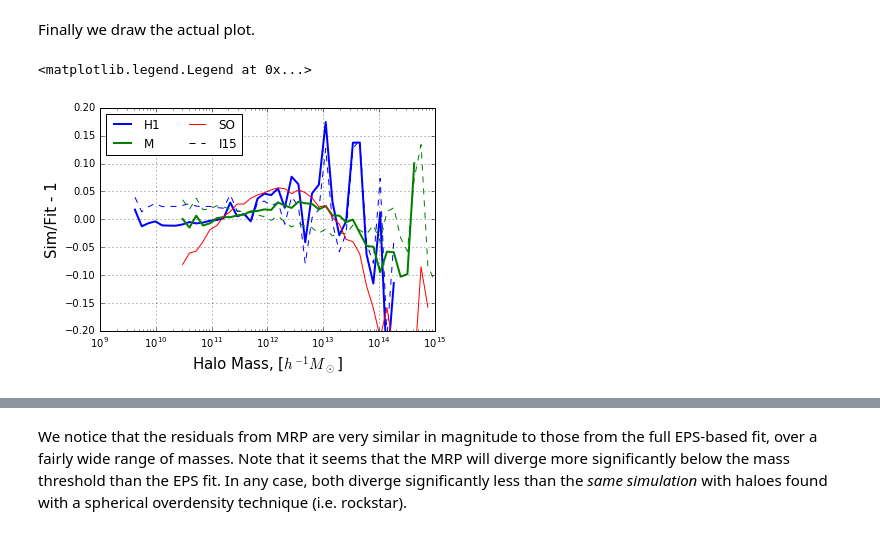
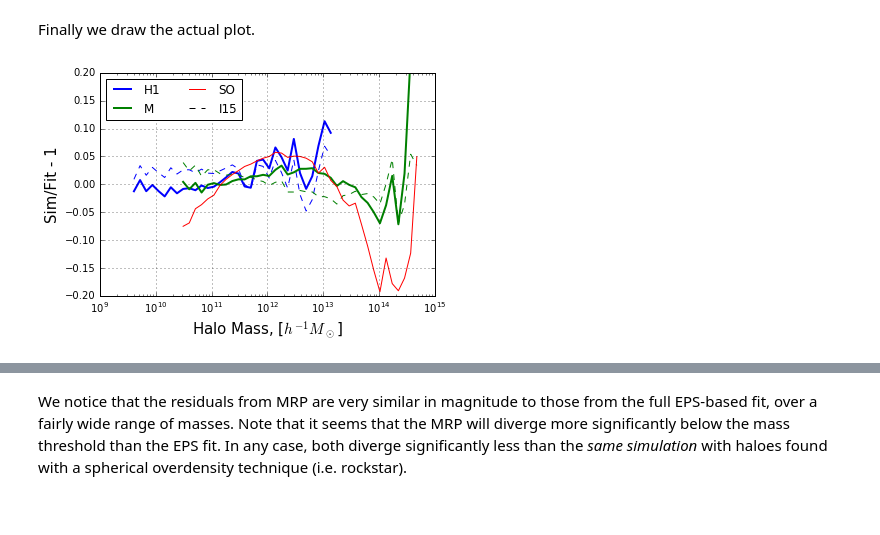
Before and after one commit to steven-murray/mrpy, a Jupyter notebook: docs/examples/fit_simulation_suite.ipynb, the cells around one changed output, grey strips where cells are left out. Cells and saved outputs as stored; diff of their text form; code cells hidden in the pictures.

```diff
--- a/docs/examples/fit_simulation_suite.ipynb
+++ b/docs/examples/fit_simulation_suite.ipynb
@@ -129,6 +135,6 @@ The biggest decision we face when fitting with MCMC is to choose the scaling. Ty
 # %%
 # Create the fitting class instance. This will have uniform priors.
 fitobj = PerObjFit(m,nm,V=[140.0**3,560.0**3],#weight_scale=1,
-                   alpha_bounds = (-1.99,-1.5), hs_bounds=(12,16),beta_bounds=(0.2,1.5),lnA_bounds=(-60,60))
+                   alpha_bounds = (-1.99,-1.5), hs_bounds=(12,16),beta_bounds=(0.2,1.5),lnA_bounds=(-50,-10))
 # %%
-downhill_res = fitobj.run_downhill()
+downhill_res = fitobj.run_downhill(lnA0=-40.0)
@@ -170,5 +162,5 @@ np.savez("n2gc_analysis/n2gc_mcmc_chain.2",chain=fitobj.mcmc_res.chain)
 # %%
-chain = np.load("n2gc_analysis/n2gc_mcmc_chain.2.npz")['chain']
+chain = np.load("n2gc_analysis/n2gc_mcmc_chain.npz")['chain']
 # %% [markdown]
 ## Analysis
 # %% [markdown]
@@ -304,9 +339,9 @@ bin_centres = (bins[1:] + bins[:-1])/2
 dndm = []
 hist = []
 for mi,nmi,L in zip(m,nm,[140.0,560.0]):
-    _,dn,h = bin_masses(mi,nmi,L**3,bins)
+    _,dn,h_ = bin_masses(mi,nmi,L**3,bins)
     dndm.append(dn)
-    hist.append(h)
+    hist.append(h_)
 
 # Save the mean of the data
 #mean = np.mean(chain,axis=(0,1))
@@ -322,11 +357,11 @@ for mi,nmi,L in zip(m,nm,[140.0,560.0]):
 
 # # The final best-fit object.
 # fit = MRP(logm = bin_centres,logHs=mean[0],alpha=mean[1],beta=mean[2],norm=req_a)
-norm = downhill_res[0].x[3] - np.log(140.0**3)
+norm = downhill_res[0].x[3]
 fit = MRP(logm = bin_centres,logHs=downhill_res[0].x[0],alpha=downhill_res[0].x[1],beta=downhill_res[0].x[2],norm=norm)
 
 mean = np.mean(chain[:,150:,:],axis=(0,1))
-norm2 = mean[3] - np.log(140.0**3)
+norm2 = mean[3]
 #norm2 = fitobj.get_norm(mean,[140.0**3,560.0**3])
 fit2 = MRP(logm = bin_centres,logHs=mean[0],alpha=mean[1],beta=mean[2],norm=norm2)
 # %% [markdown]
@@ -350,35 +385,36 @@ Finally we draw the actual plot.
 # %%
 
 for i,(dn,label,col) in enumerate(zip(dndm,
                                       ["H1","M"],
                                       ["b",'g'])):
     # Residuals to MRP. Mask trailing bits so that poisson noise doesn't dominate the view
-    frac = (dn/fit.dndm()) - 1
+    frac = (dn/fit2.dndm()) - 1
     plt.plot(10**bin_centres[np.abs(frac)<0.3],frac[np.abs(frac)<0.3],label=label,color=col,lw=2)
-    #plt.plot(10**bin_centres[:-2],(dn/fit2.dndm())[:-1] - 1,label=label,color='m',lw=2)
+
+    #frac = (dn/fit.dndm()) - 1
+    #plt.plot(10**bin_centres[np.abs(frac)<0.3],frac[np.abs(frac)<0.3],label=label,color=col,lw=2)
 
     # Residuals to published function
     frac = dn/h.dndm -1
     plt.plot(10**bin_centres[np.abs(frac)<0.3], frac[np.abs(frac)<0.3], ls="--",color=col)
 
 # Rsidual of Rockstar to MRP
 frac = dndm_rock/fit.dndm() -1
 plt.plot(10**bin_centres[np.abs(frac)<0.3],frac[np.abs(frac)<0.3], color="r",label="SO")
 
 # Legend item for I15 fit
 plt.plot([0],[0],label="I15",ls="--",color="k")
 
 # PLOT STYLING
 plt.xscale('log')
 plt.grid(True)
 plt.ylim((-0.2,0.2))
 #plt.ylim((-0.05,0.05))
 plt.xlabel(r"Halo Mass, [$h^{-1}M_\odot$]",fontsize=15)
 plt.ylabel("Sim/Fit - 1",fontsize=15)
 plt.legend(loc=0,ncol=2)
 
 # Save for the paper!
-#plt.savefig("../../../mrpArticle/figures/n2gc_fof_simul.pdf")
+plt.savefig("../../../mrpArticle/figures/n2gc_fof_simul.pdf")
 # %% [output]
-<matplotlib.legend.Legend at 0x...>
-[figure, old version]
+[figure, new version]
```
Also changed, not shown: parts of 13 cells of this notebook, 1 other file.
